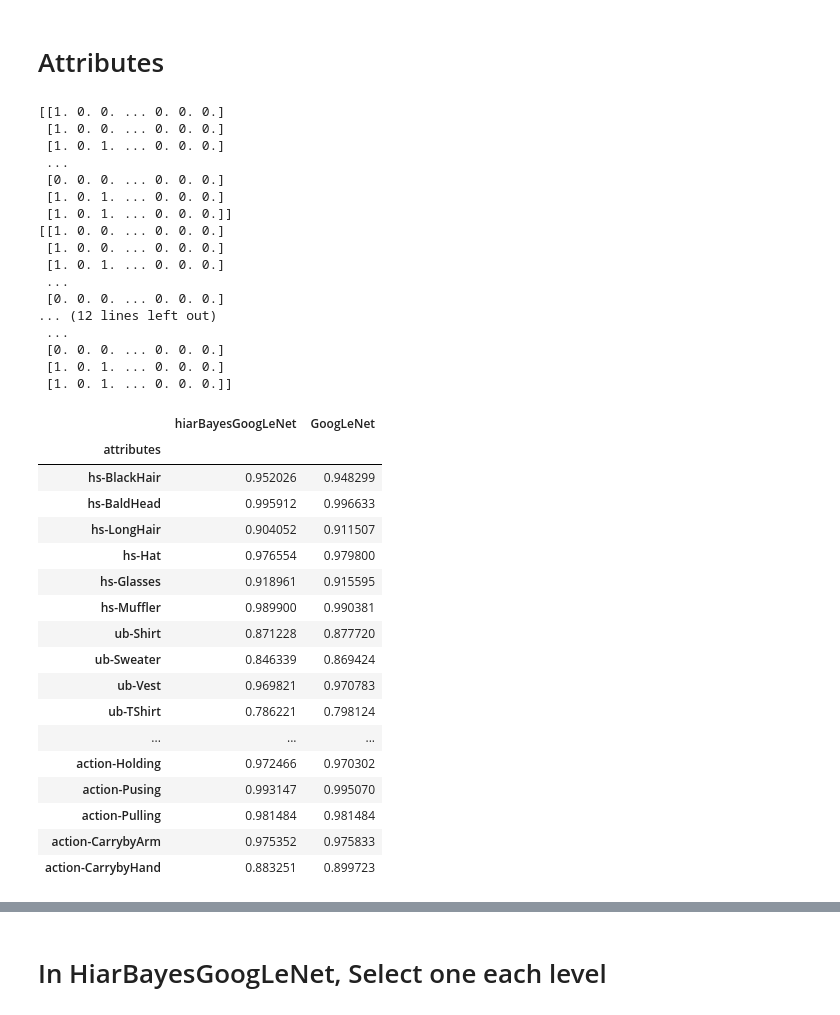
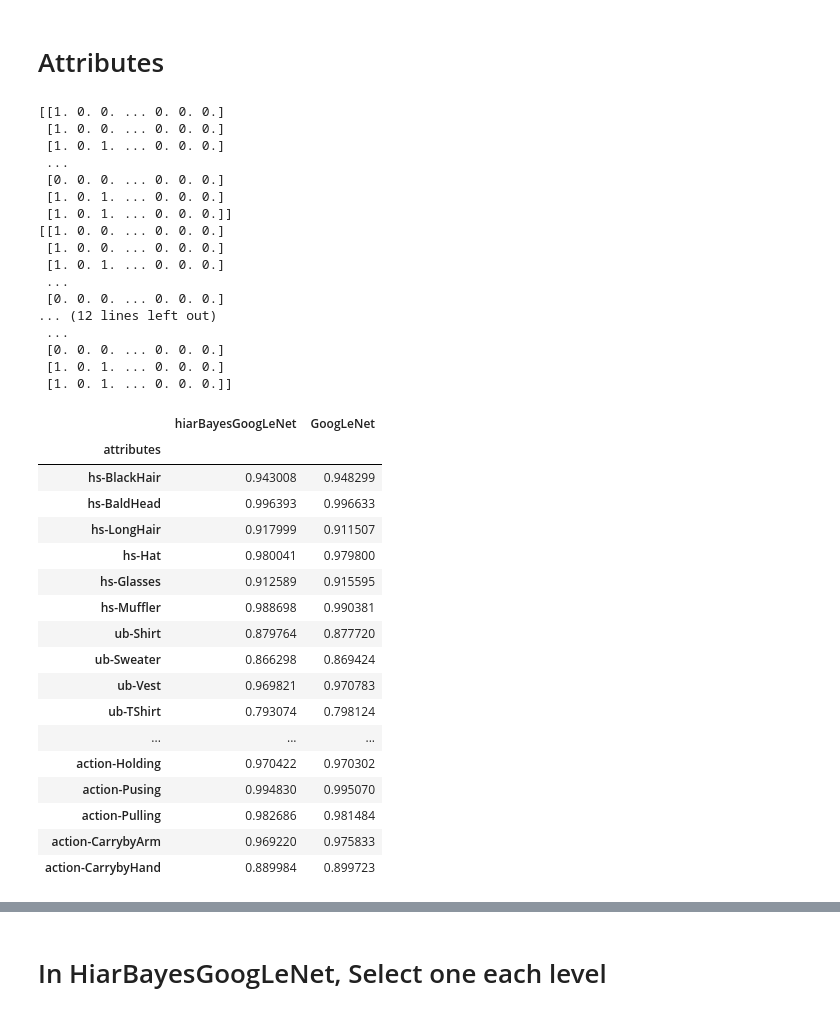
Before and after one commit to waterahr/HR-Net, a Jupyter notebook: notebook/test_RAP_51.ipynb, the cells around one changed output, grey strips where cells are left out. Drawn from its saved outputs; the diff is of its cells as text; code cells hidden in the pictures.

```diff
--- a/notebook/test_RAP_51.ipynb
+++ b/notebook/test_RAP_51.ipynb
@@ -267,8 +376,8 @@ data_dict = {"attributes": attributes_list_hiar}
 
 ###hiarBayesGoogLeNet
 predictions_prob = np.load(
-    "../results/predictions/hiarGoogLeNet_binary51_75v2_binary51_75_final500iter_model_predictions_imagenet_test_RAP.npy")
-predictions = np.array(predictions_prob >= 0.5, dtype="float64")#[:, selected]
+    "../results/predictions/hiarGoogLeNet_binary51_75v2_binary51_75_epoch100_valloss0.11_predictions_imagenet_test_RAP.npy")
+predictions = np.array(predictions_prob >= 0.5, dtype="float64")[:, :]#[:, selected]
 label = y_test_hiar#[:, selected]
 
 print(predictions)
@@ -310,49 +419,49 @@ print(label)
 metric = []
 for i in range(label.shape[1]):
     #print(accuracy_score(predictions[:, i], label[:, i]))
     metric.append(accuracy_score(predictions[:, i], label[:, i]))
 metric = np.asarray(metric)[list(np.hstack((low_level, mid_level, high_level)))]
 data_dict.update({"GoogLeNet": metric})
 
 df = pd.DataFrame(data_dict)
 df.set_index('attributes', inplace=True)
 df
 # %% [output]
 [[1. 0. 0. ... 0. 0. 0.]
  [1. 0. 0. ... 0. 0. 0.]
  [1. 0. 1. ... 0. 0. 0.]
  ...
  [0. 0. 0. ... 0. 0. 0.]
  [1. 0. 1. ... 0. 0. 0.]
  [1. 0. 1. ... 0. 0. 0.]]
 [[1. 0. 0. ... 0. 0. 0.]
  [1. 0. 0. ... 0. 0. 0.]
  [1. 0. 1. ... 0. 0. 0.]
  ...
  [0. 0. 0. ... 0. 0. 0.]
 ... (12 lines left out)
  ...
  [0. 0. 0. ... 0. 0. 0.]
  [1. 0. 1. ... 0. 0. 0.]
  [1. 0. 1. ... 0. 0. 0.]]
 |  | hiarBayesGoogLeNet | GoogLeNet |
 | attributes |  |  |
-| hs-BlackHair | 0.952026 | 0.948299 |
-| hs-BaldHead | 0.995912 | 0.996633 |
-| hs-LongHair | 0.904052 | 0.911507 |
-| hs-Hat | 0.976554 | 0.979800 |
-| hs-Glasses | 0.918961 | 0.915595 |
-| hs-Muffler | 0.989900 | 0.990381 |
-| ub-Shirt | 0.871228 | 0.877720 |
-| ub-Sweater | 0.846339 | 0.869424 |
+| hs-BlackHair | 0.943008 | 0.948299 |
+| hs-BaldHead | 0.996393 | 0.996633 |
+| hs-LongHair | 0.917999 | 0.911507 |
+| hs-Hat | 0.980041 | 0.979800 |
+| hs-Glasses | 0.912589 | 0.915595 |
+| hs-Muffler | 0.988698 | 0.990381 |
+| ub-Shirt | 0.879764 | 0.877720 |
+| ub-Sweater | 0.866298 | 0.869424 |
 | ub-Vest | 0.969821 | 0.970783 |
-| ub-TShirt | 0.786221 | 0.798124 |
+| ub-TShirt | 0.793074 | 0.798124 |
 | ... | ... | ... |
-| action-Holding | 0.972466 | 0.970302 |
-| action-Pusing | 0.993147 | 0.995070 |
-| action-Pulling | 0.981484 | 0.981484 |
-| action-CarrybyArm | 0.975352 | 0.975833 |
-| action-CarrybyHand | 0.883251 | 0.899723 |
+| action-Holding | 0.970422 | 0.970302 |
+| action-Pusing | 0.994830 | 0.995070 |
+| action-Pulling | 0.982686 | 0.981484 |
+| action-CarrybyArm | 0.969220 | 0.975833 |
+| action-CarrybyHand | 0.889984 | 0.899723 |
 # %%
 print(np.mean(data_dict['GoogLeNet']))
 print(np.mean(data_dict['hiarBayesGoogLeNet']))
```
Also changed, not shown: parts of 6 cells of this notebook, 6 other files.
